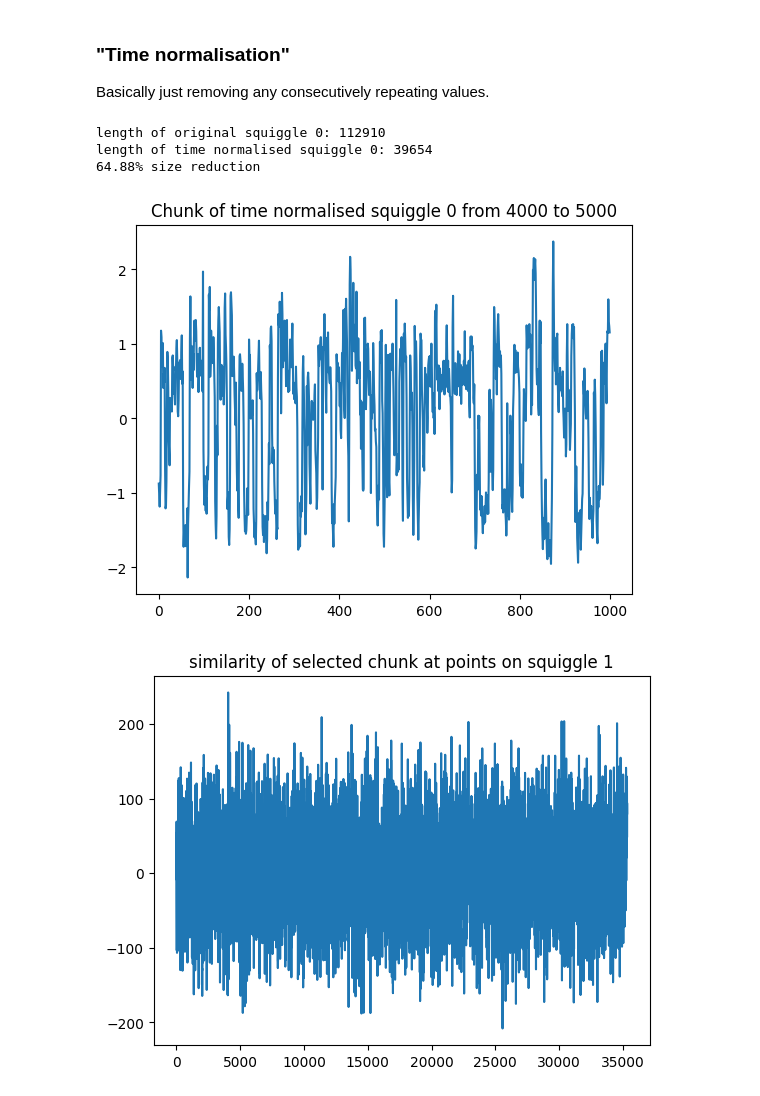
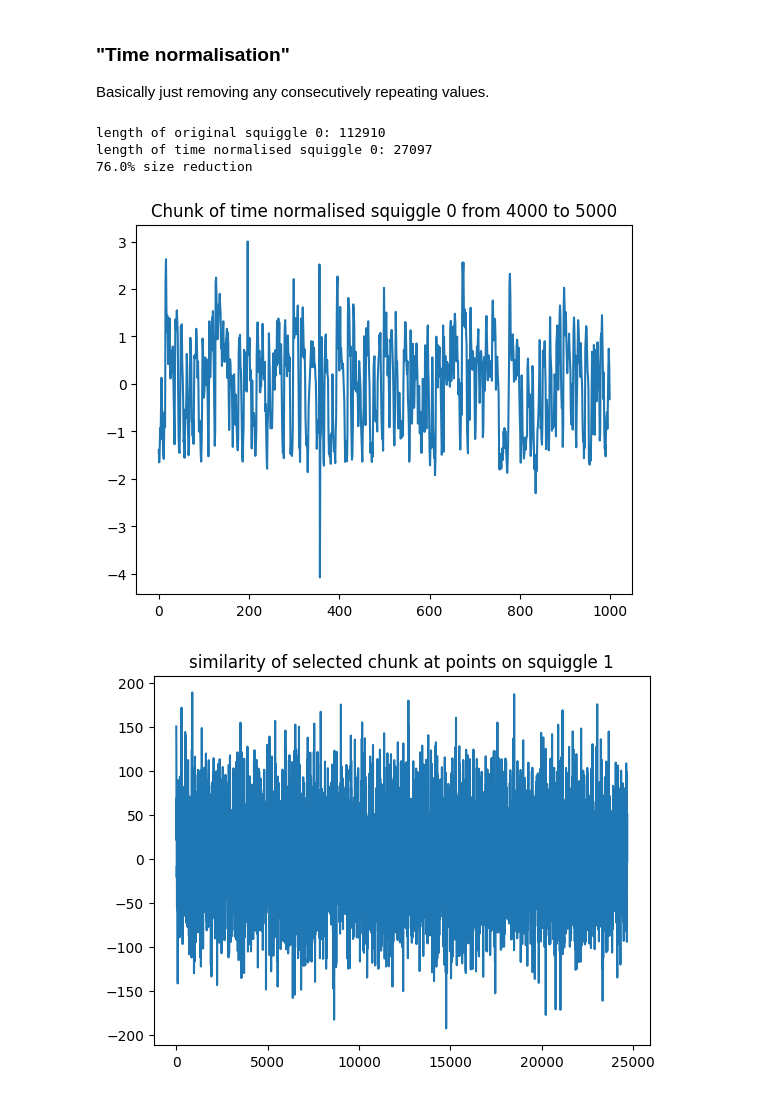
Before and after one commit to p-kirb/SquiggleProject, a Jupyter notebook: inspecting_similar/CompareReducedResolution.ipynb, the cells around one changed output. Drawn from its saved outputs; the diff is of its cells as text; code cells hidden in the pictures.

```diff
--- a/inspecting_similar/CompareReducedResolution.ipynb
+++ b/inspecting_similar/CompareReducedResolution.ipynb
@@ -101,7 +101,7 @@ plt.show()
 [figure]
 # %%
 #variable used to control the resolution of the significant values approximation
-thresh = 0.15
+thresh = 0.2            #parameter to tweak/learn
 # %%
 # Initialize an empty list to store moving averages
 differences = []
@@ -159,19 +159,19 @@ plt.plot(normalisedChunk)
 plt.show()
 # %% [output]
 length of original squiggle 0: 112910
-length of time normalised squiggle 0: 39654
-64.88% size reduction
+length of time normalised squiggle 0: 27097
+76.0% size reduction
-[figure, old version]
+[figure, new version]
 # %%
-crossC = np.correlate(normalisedChunk, timeNormalised[1])
+crossC = np.correlate(timeNormalised[1], normalisedChunk)
 
 fig = plt.figure()
 plt.title("similarity of selected chunk at points on squiggle 1")
 
 plt.plot(crossC)
 plt.show()
 # %% [output]
-[figure, old version]
+[figure, new version]
 # %%
 maxOverlap = np.argmax(crossC)
 print(f"index of selected chunk (from squiggle 0): {chunkStart}")
```
Also changed, not shown: parts of 8 cells of this notebook, 2 other files.
